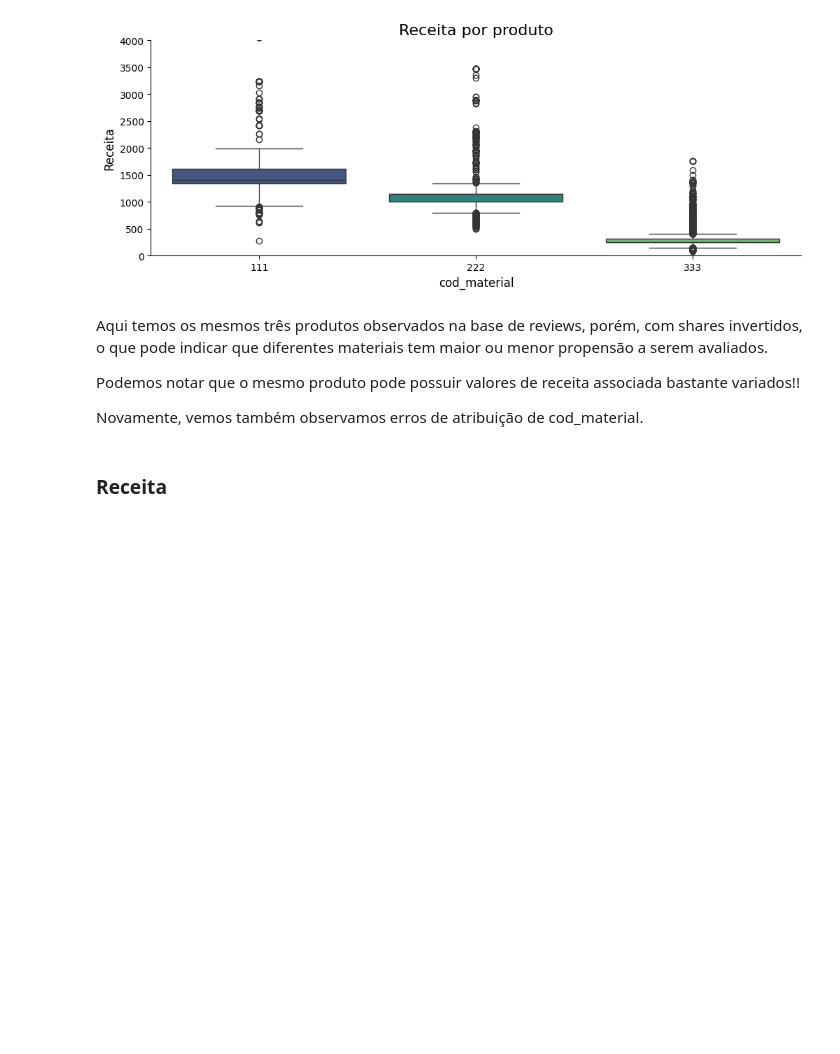
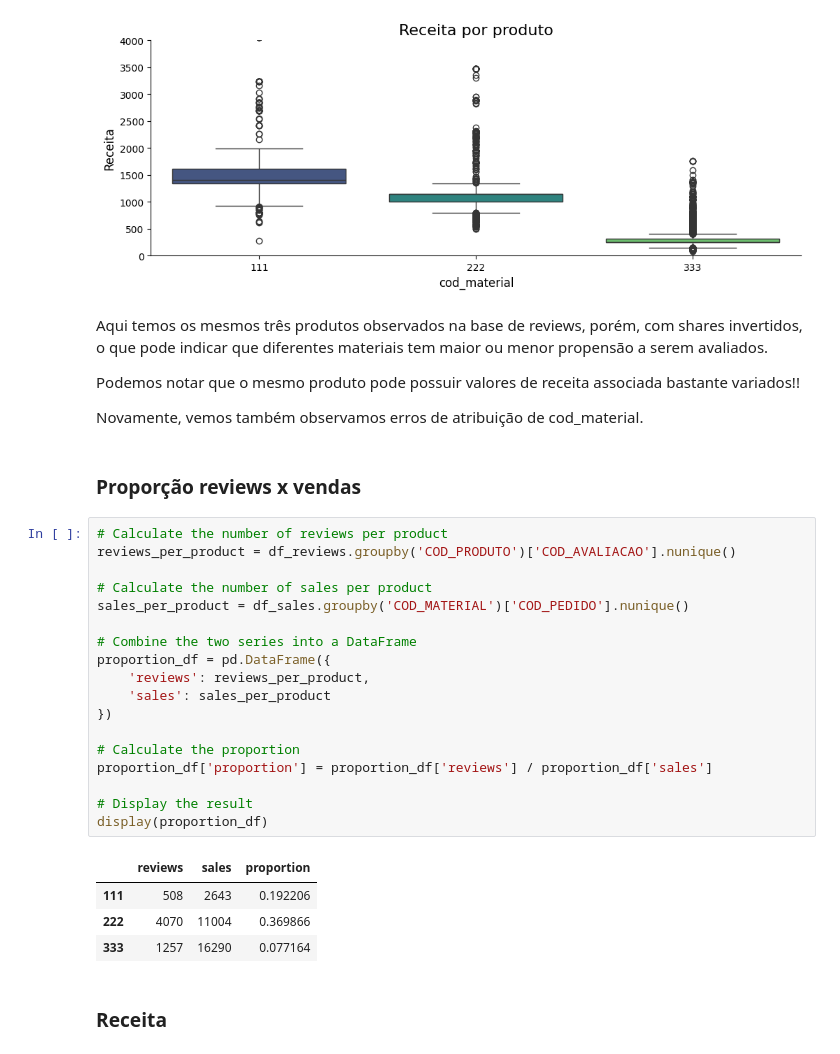
Before and after one commit to caio-olubini/Case---Especialista-de-Dados-Ecomm-, a Jupyter notebook: Parte 2 - Análise de Sentimento/Sentiment_Analysis_Products_Reviews_PT_BR.ipynb, the cells around one changed output. Cells and saved outputs as stored; diff of their text form; blank space fills up the shorter version.

```diff
--- a/Parte 2 - Análise de Sentimento/Sentiment_Analysis_Products_Reviews_PT_BR.ipynb
+++ b/Parte 2 - Análise de Sentimento/Sentiment_Analysis_Products_Reviews_PT_BR.ipynb
@@ -424,6 +424,31 @@ Aqui temos os mesmos três produtos observados na base de reviews, porém, com s
 Podemos notar que o mesmo produto pode possuir valores de receita associada bastante variados!!
 
 Novamente, vemos também observamos erros de atribuição de cod_material.
+# %% [markdown]
+### Proporção reviews x vendas
+# %%
+# Calculate the number of reviews per product
+reviews_per_product = df_reviews.groupby('COD_PRODUTO')['COD_AVALIACAO'].nunique()
+
+# Calculate the number of sales per product
+sales_per_product = df_sales.groupby('COD_MATERIAL')['COD_PEDIDO'].nunique()
+
+# Combine the two series into a DataFrame
+proportion_df = pd.DataFrame({
+    'reviews': reviews_per_product,
+    'sales': sales_per_product
+})
+
+# Calculate the proportion
+proportion_df['proportion'] = proportion_df['reviews'] / proportion_df['sales']
+
+# Display the result
+display(proportion_df)
+# %% [output]
+|  | reviews | sales | proportion |
+| 111 | 508 | 2643 | 0.192206 |
+| 222 | 4070 | 11004 | 0.369866 |
+| 333 | 1257 | 16290 | 0.077164 |
 # %% [markdown]
 ### Receita
 # %%
```
Also changed, not shown: parts of 17 cells of this notebook.
